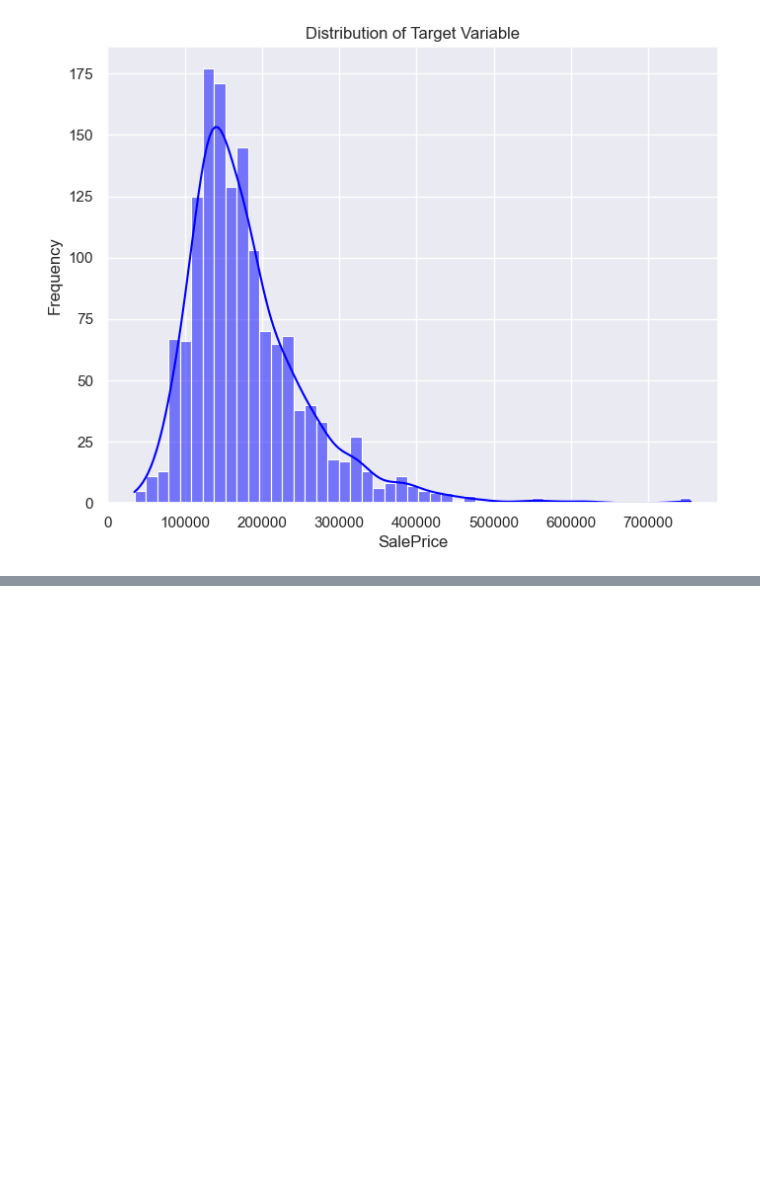
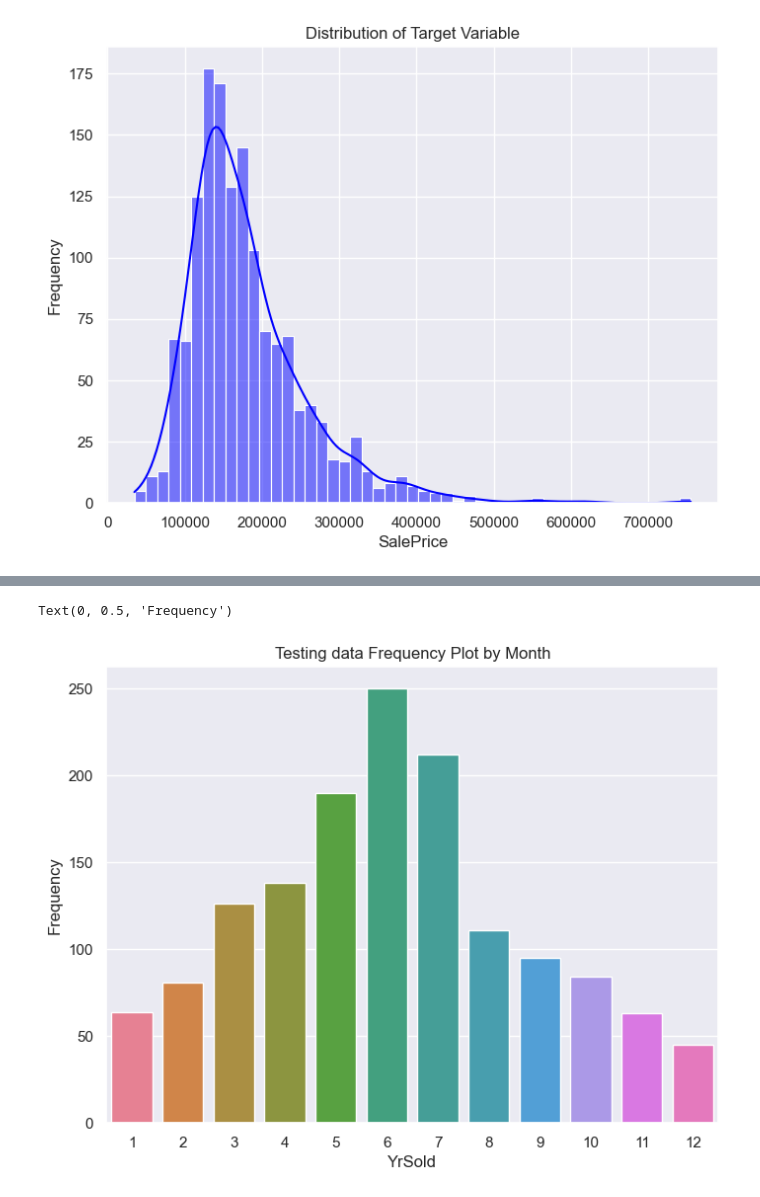
Before and after one commit to jeromeseahjj/Kaggle, a Jupyter notebook: house-prices-advanced-regression-techniques/Workbook.ipynb, the cells around one changed output, grey strips where cells are left out. Cells and saved outputs as stored; diff of their text form; code cells hidden in the pictures; blank space fills up the shorter version.

```diff
--- a/house-prices-advanced-regression-techniques/Workbook.ipynb
+++ b/house-prices-advanced-regression-techniques/Workbook.ipynb
@@ -212,0 +237,10 @@ plt.show()
+# %%
+palette = sns.color_palette("husl", 12)
+plt.figure(figsize=(8, 6))
+sns.countplot(data=df_test, x='MoSold', hue='MoSold', palette=palette, legend=False)
+plt.title('Testing data Frequency Plot by Month')
+plt.xlabel('YrSold')
+plt.ylabel('Frequency')
+# %% [output]
+Text(0, 0.5, 'Frequency')
+[figure, added]
```
Also changed, not shown: parts of 18 cells of this notebook.
